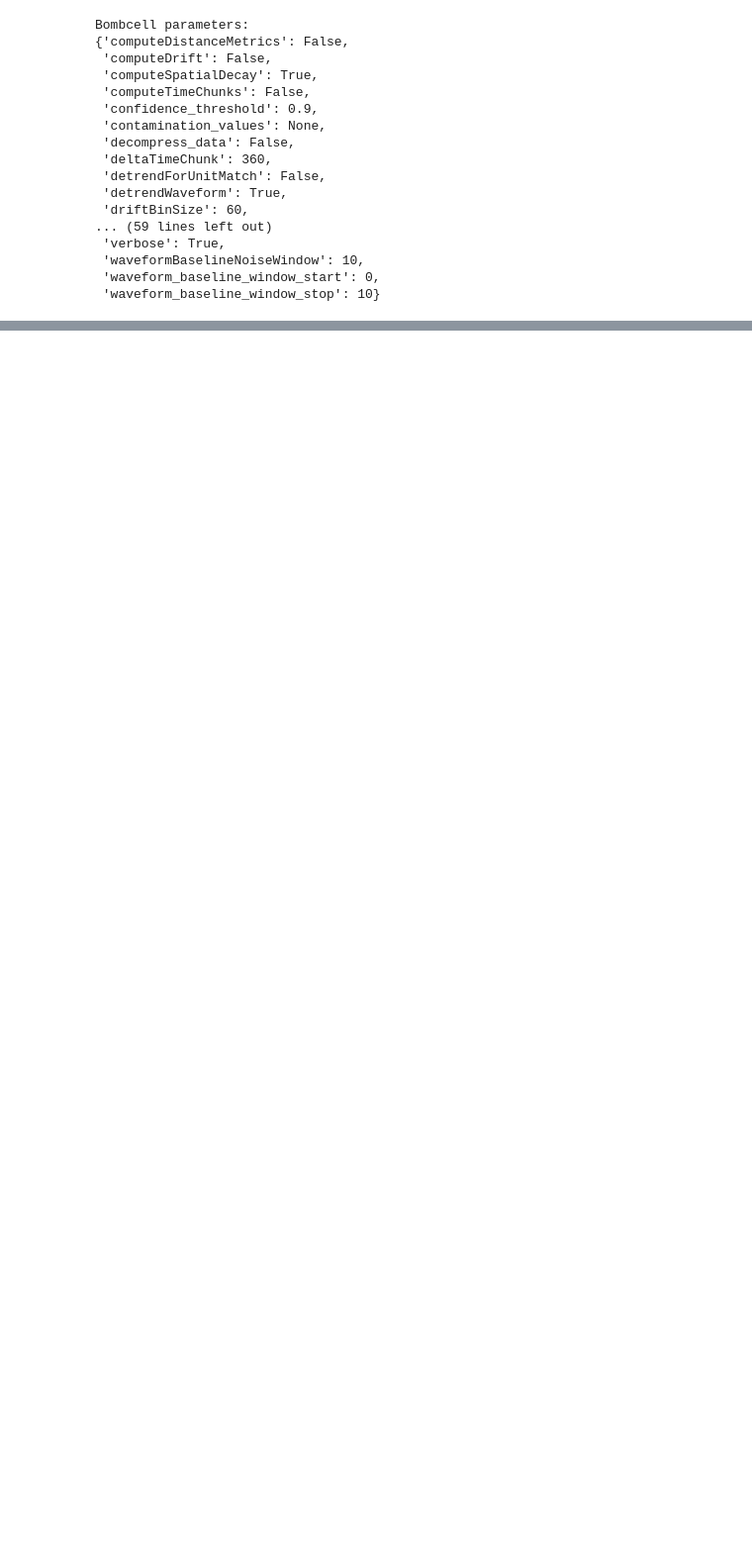
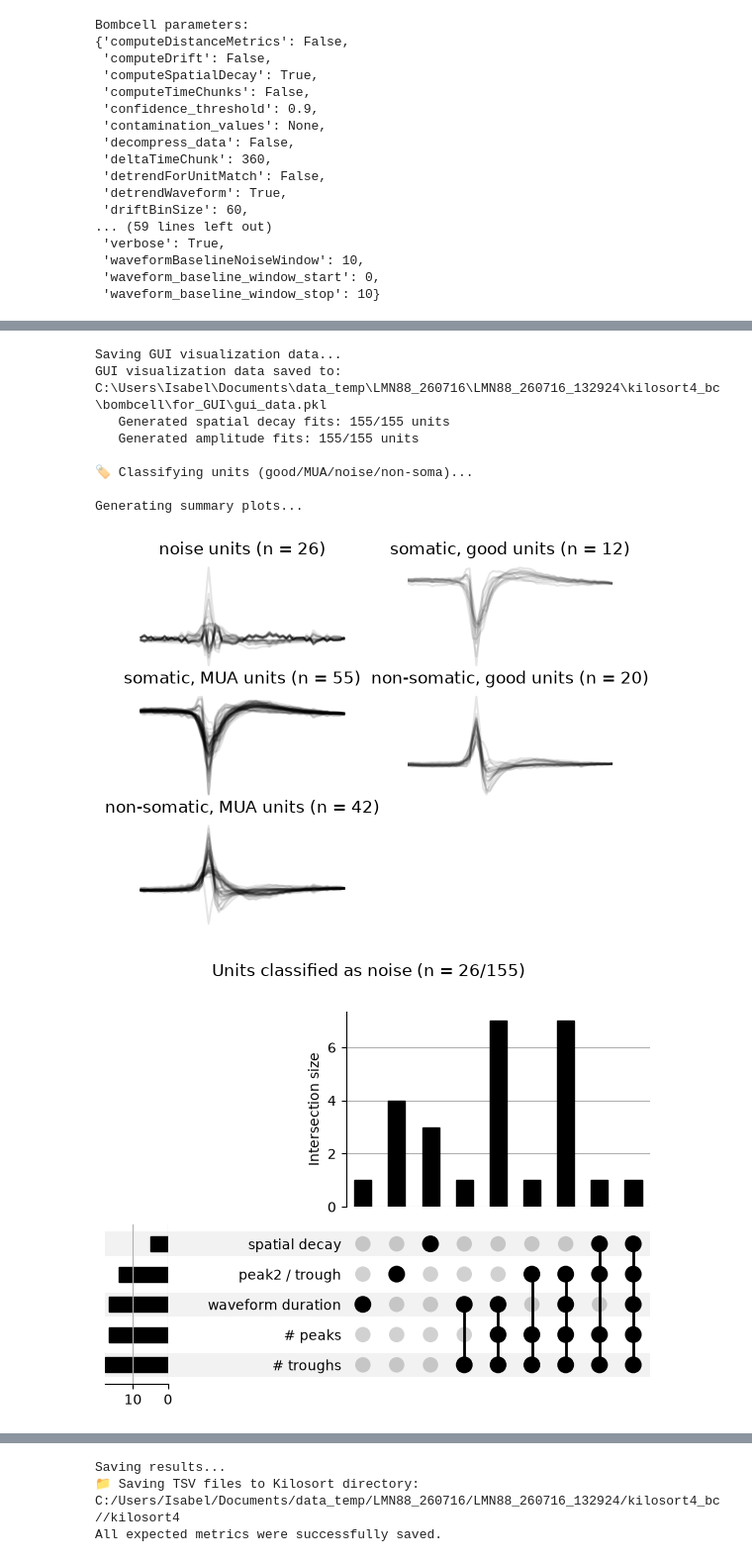
Before and after one commit to isabellow/lhy_hpc, a Jupyter notebook: neural/scratch_bombcell.ipynb, the cells around one changed output, grey strips where cells are left out. Shown at 99% size. Cells and saved outputs as stored; diff of their text form; code cells hidden in the pictures; blank space fills up the shorter version.

Commit message:
updates for arbitrary n shanks - possibly broke hpc anatomy script - and adding lhy data. working on visualization gui for single cell coding with Claude

```diff
--- a/neural/scratch_bombcell.ipynb
+++ b/neural/scratch_bombcell.ipynb
@@ -16,17 +16,17 @@ root_dir = "C:/Users/Isabel/Documents/data_temp/"
 
 # session params
 bird_id = "LMN88"
-session_id = "260714"
-ephys_id = "LMN88_260714_144143"
+session_id = "260716"
+ephys_id = "LMN88_260716_132924"
 
-# path to .rhd intan file
-intan_folder = f"{root_dir}{bird_id}_{session_id}/{ephys_id}/"
+# path to the binary file
+intan_folder = f"{root_dir}{bird_id}_{session_id}/{ephys_id}/kilosort4_bc/"
 
 # kilosort directory
-ks_dir = f"{intan_folder}kilosort4"
+ks_dir = f"{intan_folder}/kilosort4"
 
 # Set bombcell's output directory
-save_path = Path(ks_dir) / "bombcell"
+save_path = Path(intan_folder) / "bombcell"
 
 print(f"Using kilosort directory: {ks_dir}")
 # %% [output]
@@ -34,13 +34,16 @@ Using kilosort directory: C:/Users/Isabel/Documents/data_temp/LMN88_260714/LMN88
 # %%
 ''' Quality metrics '''
-raw_file_path =  None # "/home/jf5479/cup/Julie/from_Yunchang/20250411_4423_antibody_maze_C1/CatGT_out/catgt_20250411_4423_C1_g0/20250411_4423_C1_g0_imec0/20250411_4423_C1_g0_tcat.imec0.ap.bin" #None#"/home/julie/Dropbox/Example datatsets/JF093_2023-03-09_site1/site1/2023-03-09_JF093_g0_t0_bc_decompressed.imec0.ap.bin" # ks_dir
-meta_file_path = None # "/home/jf5479/cup/Julie/from_Yunchang/20250411_4423_antibody_maze_C1/CatGT_out/catgt_20250411_4423_C1_g0/20250411_4423_C1_g0_imec0/20250411_4423_C1_g0_tcat.imec0.ap.meta" #None#"/home/julie/Dropbox/Example datatsets/JF093_2023-03-09_site1/site1/2023-03-09_JF093_g0_t0_bc_decompressed.imec0.ap.bin"None#"/home/julie/Dropbox/Example datatsets/JF093_2023-03-09_site1/site1/2023-03-09_JF093_g0_t0.imec0.ap.meta"
-## Get default parameters - we will see later in the notebook how to assess and fine-tune these
+raw_file_path = f"{intan_folder}/traces_cached_seg0.raw"
+meta_file_path = None
 param = bc.get_default_parameters(ks_dir,
                                   raw_file=raw_file_path,
                                   meta_file=meta_file_path,
-                                  kilosort_version=4)
+                                  kilosort_version=4,
+                                  gain_to_uV=0.195
+                                 )
 
+param["nChannels"] = 64
+param["nSyncChannels"] = 0
 print("Bombcell parameters:")
 pprint(param)
 # %% [output]
@@ -64,5 +67,12 @@ Bombcell parameters:
 # %%
 ''' adjust default params as needed '''
 param["maxRPVviolations"] = 0.2
-param["computeDrift"] = 1
+param["computeDrift"] = True
 param["splitGoodAndMua_NonSomatic"] = 1
+param["minPresenceRatio"] = 0.45;
+param["maxWvBaselineFraction"] = 0.5;
+
+param["tauR_values"] = np.arange(0.001, 0.003, 0.00025)
+# %%
+(quality_metrics, param, unit_type, unit_type_string) = bc.run_bombcell(ks_dir, save_path, param)
+# %% [output]
@@ -68,0 +92,10 @@ param["splitGoodAndMua_NonSomatic"] = 1
+Saving GUI visualization data...
+GUI visualization data saved to: C:\Users\Isabel\Documents\data_temp\LMN88_260716\LMN88_260716_132924\kilosort4_bc\bombcell\for_GUI\gui_data.pkl
+   Generated spatial decay fits: 155/155 units
+   Generated amplitude fits: 155/155 units
+
+🏷️ Classifying units (good/MUA/noise/non-soma)...
+
+Generating summary plots...
+[figure, added]
+[figure, added]
@@ -68,0 +106,3 @@ param["splitGoodAndMua_NonSomatic"] = 1
+Saving results...
+📁 Saving TSV files to Kilosort directory: C:/Users/Isabel/Documents/data_temp/LMN88_260716/LMN88_260716_132924/kilosort4_bc//kilosort4
+All expected metrics were successfully saved.
```
Also changed, not shown: parts of 2 cells of this notebook, 16 other files.
